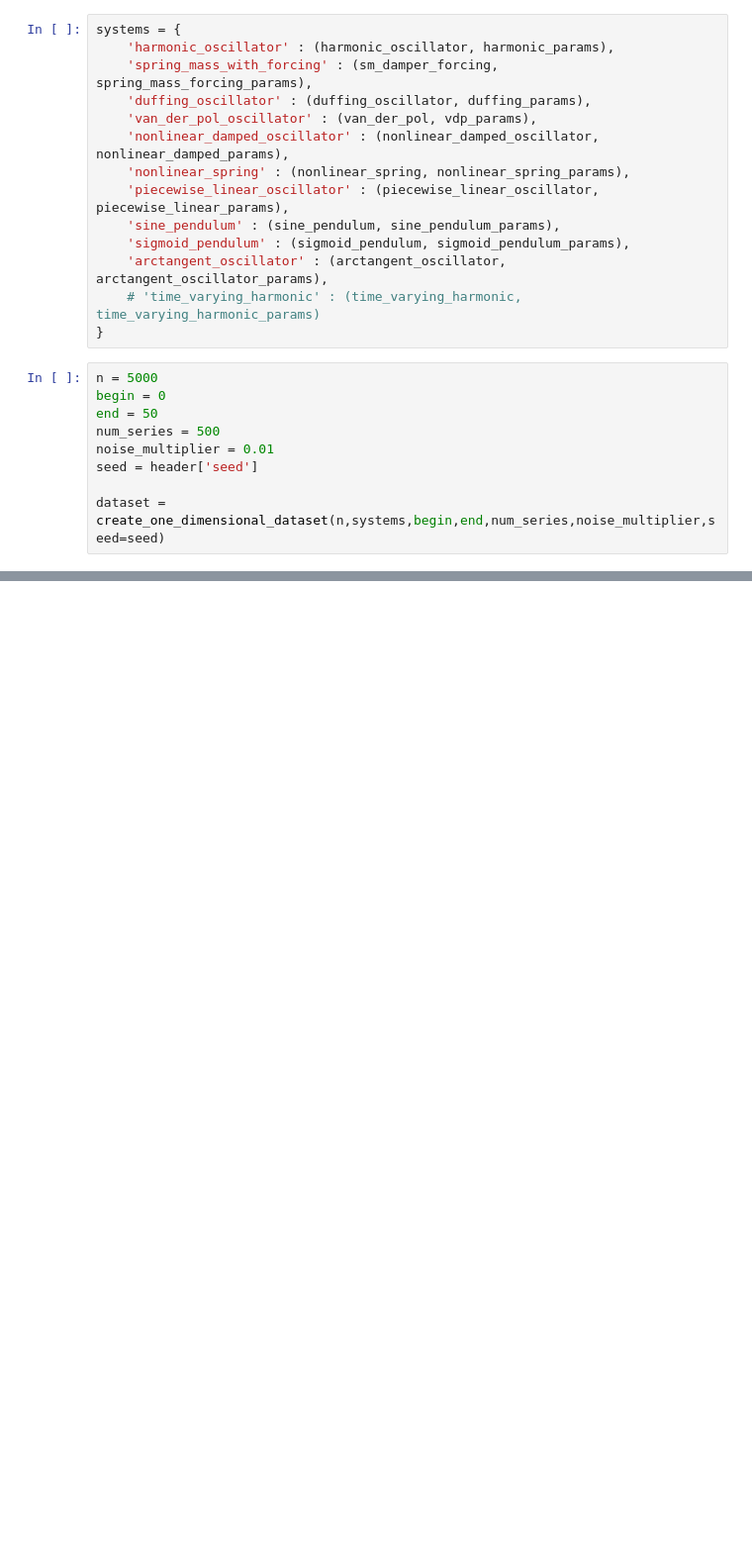
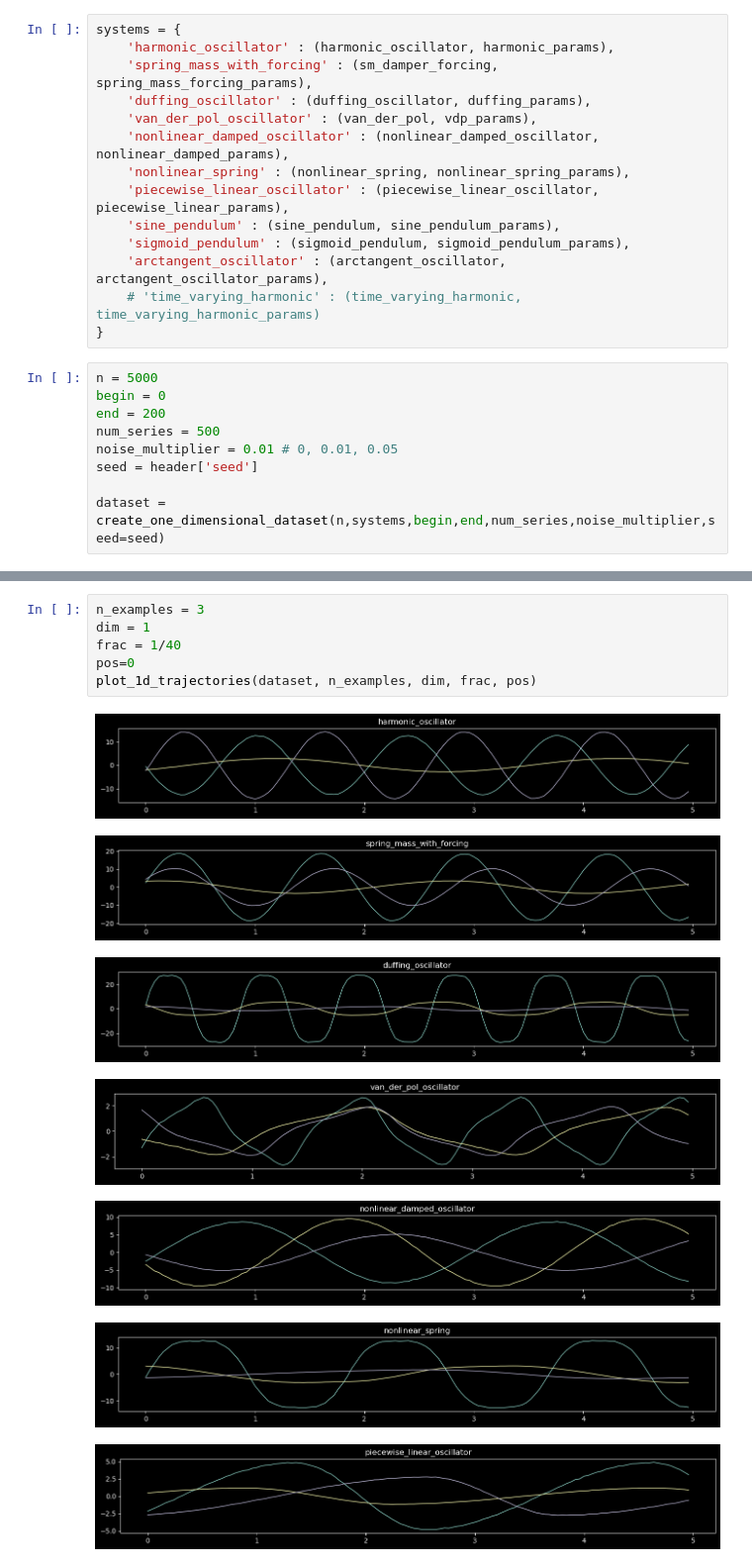
Before and after one commit to dannyp3/koopman-category-discovery, a Jupyter notebook: scripts/create_dynamical_systems.ipynb, the cells around one changed output, grey strips where cells are left out. Shown at 99% size. Cells and saved outputs as stored; diff of their text form; blank space fills up the shorter version.

```diff
--- a/scripts/create_dynamical_systems.ipynb
+++ b/scripts/create_dynamical_systems.ipynb
@@ -57,9 +60,9 @@ systems = {
 # %%
 n = 5000
 begin = 0
-end = 50
+end = 200
 num_series = 500
-noise_multiplier = 0.01
+noise_multiplier = 0.01 # 0, 0.01, 0.05
 seed = header['seed']
 
 dataset = create_one_dimensional_dataset(n,systems,begin,end,num_series,noise_multiplier,seed=seed)
@@ -147,0 +84,14 @@ for key in dataset.keys():
+# %%
+n_examples = 3
+dim = 1
+frac = 1/40
+pos=0
+plot_1d_trajectories(dataset, n_examples, dim, frac, pos)
+# %% [output]
+[figure, added]
+[figure, added]
+[figure, added]
+[figure, added]
+[figure, added]
+[figure, added]
+[figure, added]
```
Also changed, not shown: parts of 6 cells of this notebook, 20 other files.
